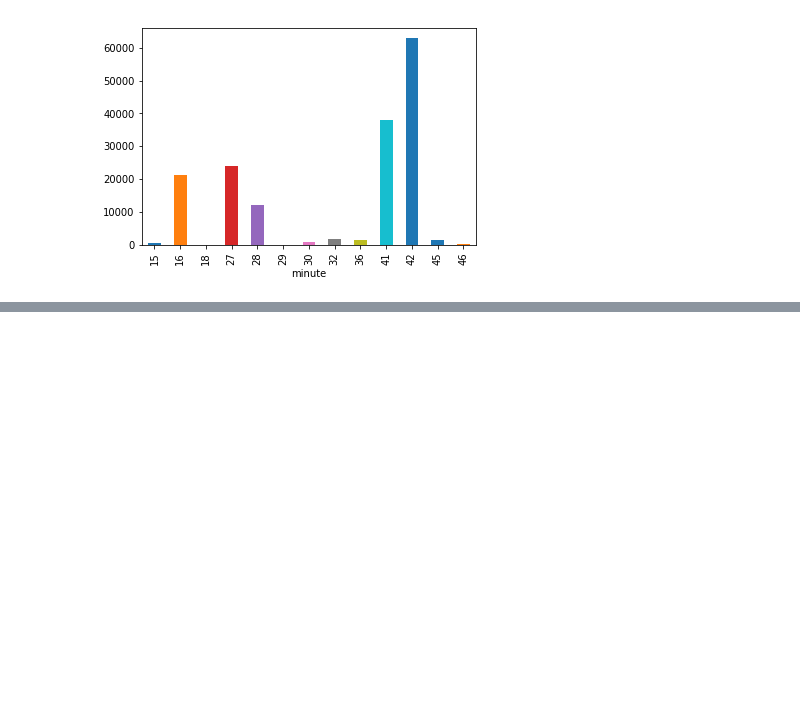
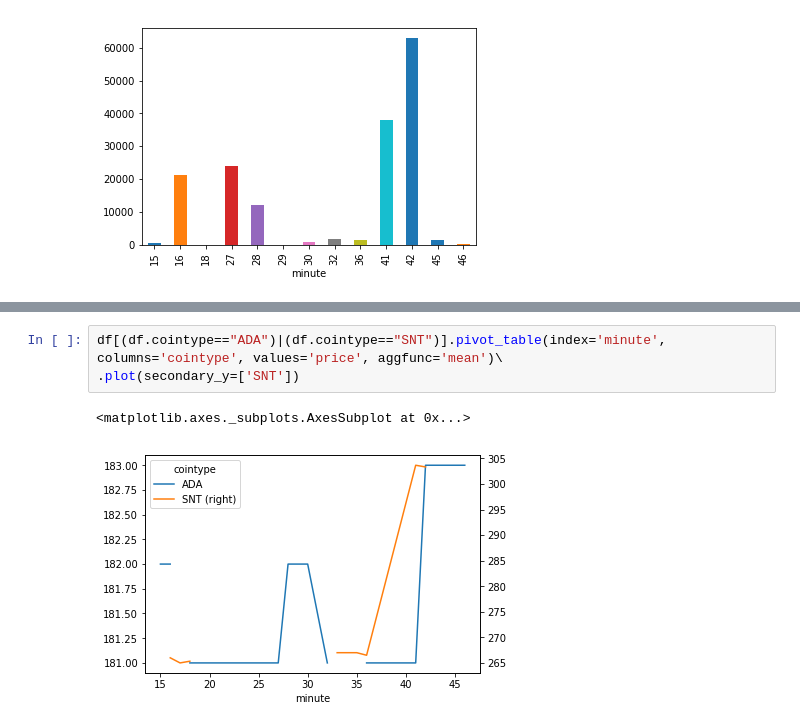
Before and after one commit to OnMyTeam/Auto-Trading, a Jupyter notebook: BitCoinDev_Jupyter/Visualization.ipynb, the cells around one changed output, grey strips where cells are left out. Saved outputs shown, nothing was run; the diff lists cells and outputs as text; blank space fills up the shorter version.

Commit message:
matplotlib을 활용한 가상화폐 가격 시각화

```diff
--- a/BitCoinDev_Jupyter/Visualization.ipynb
+++ b/BitCoinDev_Jupyter/Visualization.ipynb
@@ -66,0 +92,6 @@ df[df.cointype=="ADA"].groupby('minute').sum()['amount'].plot(kind='bar')
+# %%
+df[(df.cointype=="ADA")|(df.cointype=="SNT")].pivot_table(index='minute', columns='cointype', values='price', aggfunc='mean')\
+.plot(secondary_y=['SNT'])
+# %% [output]
+<matplotlib.axes._subplots.AxesSubplot at 0x...>
+[figure, added]
```
Also changed, not shown: parts of 5 cells of this notebook.
